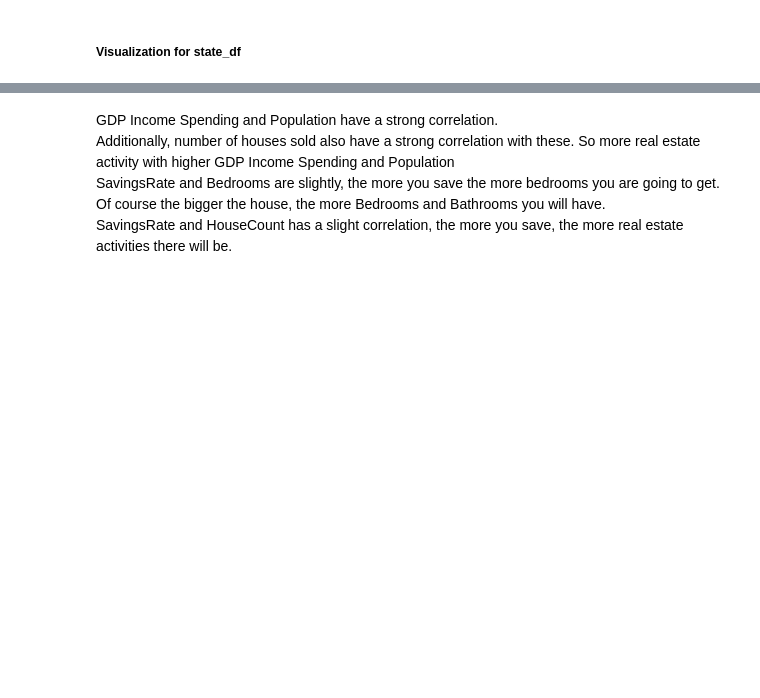
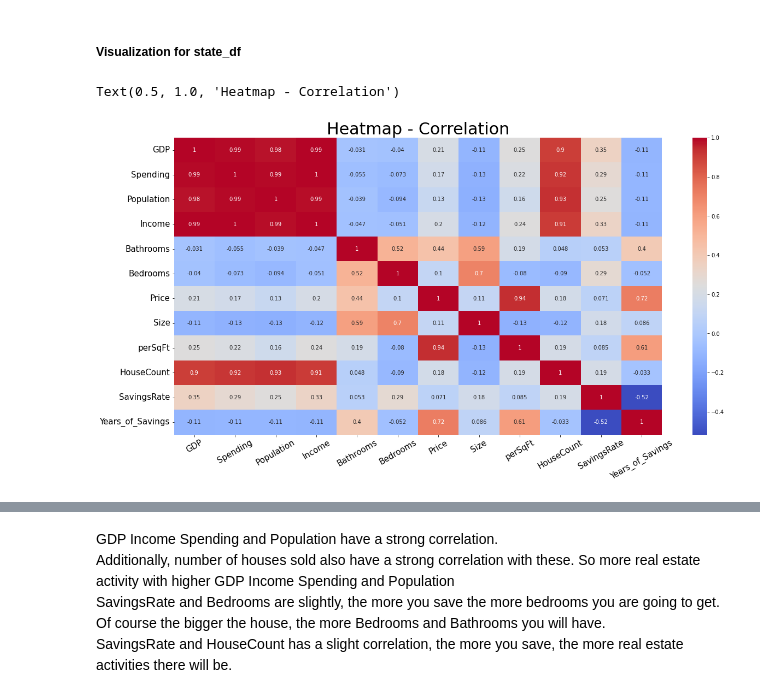
Before and after one commit to StockJanitor/CIS41_Project, a Jupyter notebook: CIS41_Project.ipynb, the cells around one changed output, grey strips where cells are left out. Drawn from its saved outputs; the diff is of its cells as text; code cells hidden in the pictures; blank space fills up the shorter version.

```diff
--- a/CIS41_Project.ipynb
+++ b/CIS41_Project.ipynb
@@ -1085,3 +1061,15 @@ state_df.groupby(['Region']).mean()
 Clearly you can see Years of Saving is more on West Side than other regions.
 # %% [markdown]
 ##### Visualization for state_df
+# %%
+plt.figure(figsize=(20,10))
+sns.heatmap(state_df.corr(),cmap='coolwarm' ,annot=True)
+
+
+plt.xticks(rotation=30)
+plt.yticks(fontsize=15)
+plt.xticks(fontsize=15)
+plt.title('Heatmap - Correlation', fontsize=30)
+# %% [output]
+Text(0.5, 1.0, 'Heatmap - Correlation')
+[figure, added]
```
Also changed, not shown: parts of 12 cells of this notebook.
